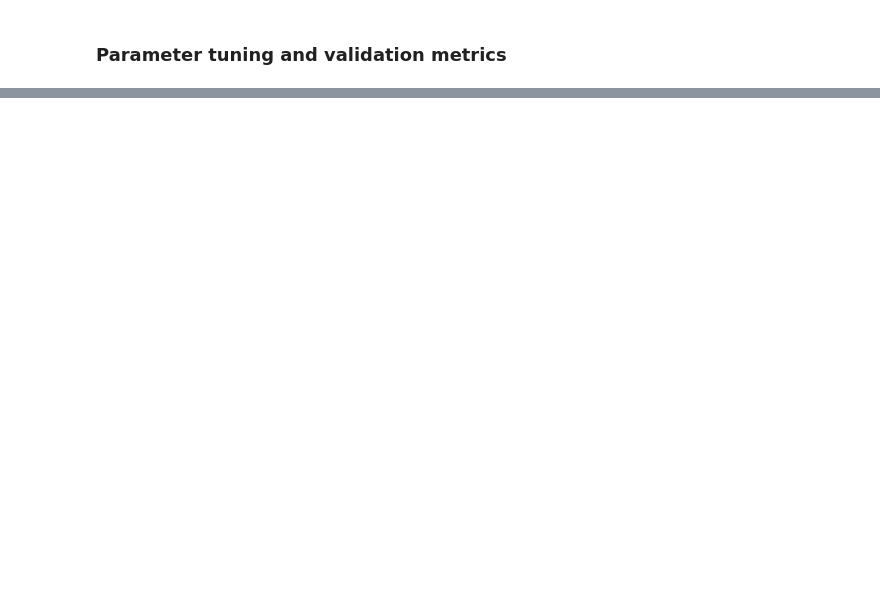
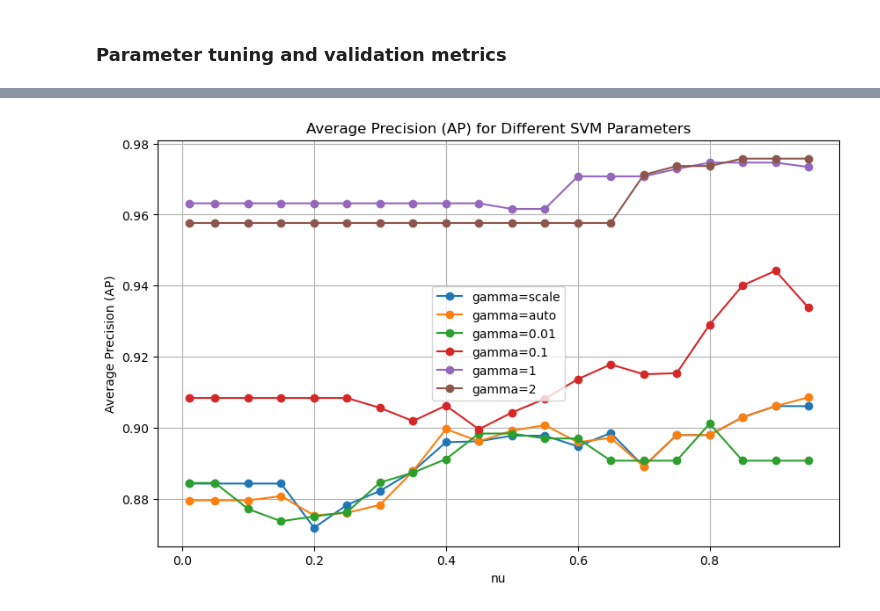
Before and after one commit to jsvobo/log_analysis_task, a Jupyter notebook: pipeline.ipynb, the cells around one changed output, grey strips where cells are left out. Cells and saved outputs as stored; diff of their text form; code cells hidden in the pictures; blank space fills up the shorter version.

```diff
--- a/pipeline.ipynb
+++ b/pipeline.ipynb
@@ -21,6 +21,7 @@ df = pd.read_csv("merged_zeek_logs.csv")
 
 # Convert the DataFrame to a numpy array
 labels = df.pop('label') #labels are separated
+binary_labels = (labels == "benign").astype(int)
 data_array = df.to_numpy()
 print(df.columns)
 print(data_array.shape)
@@ -286,0 +294,41 @@ How do I do parameter tuning?
+# %%
+benign_data = features_selected_data[binary_labels == 1]
+nu_values = [0.01, 0.05, 0.1,0.15, 0.2,0.25, 0.3,0.35, 0.4, 0.45, 0.5, 0.55, 0.6, 0.65, 0.7, 0.75, 0.8, 0.85, 0.9,0.95]
+gamma_values = ['scale', 'auto', 0.01, 0.1, 1, 2]
+results = []
+
+# Grid search over parameters
+for nu in nu_values:
+    for gamma in gamma_values:
+        kfold = StratifiedKFold(n_splits=10, shuffle=True, random_state=42)
+        partial_results = []
+        for train_idx, test_idx in kfold.split(benign_data, np.ones(len(benign_data))):
+            oc_svm = OneClassSVM(kernel='rbf', gamma=gamma, nu=nu)
+            oc_svm.fit(benign_data[train_idx])
+
+            outlier_scores = oc_svm.decision_function(features_selected_data[test_idx])
+
+            # AP inside fold
+            average_precision = average_precision_score(
+                binary_labels[test_idx], outlier_scores
+            )
+            partial_results.append(average_precision)
+
+        # Average the results over the folds
+        average_precision = np.mean(partial_results)
+        results.append({'nu': nu, 'gamma': gamma, 'AP': average_precision})
+
+results_df = pd.DataFrame(results)
+plt.figure(figsize=(10, 6))
+for gamma in gamma_values:
+    subset = results_df[results_df['gamma'] == gamma]
+    plt.plot(subset['nu'], subset['AP'], marker='o', label=f'gamma={gamma}')
+
+plt.title('Average Precision (AP) for Different SVM Parameters')
+plt.xlabel('nu')
+plt.ylabel('Average Precision (AP)')
+plt.legend()
+plt.grid()
+plt.show()
+# %% [output]
+[figure, added]
```
Also changed, not shown: parts of 19 cells of this notebook.
